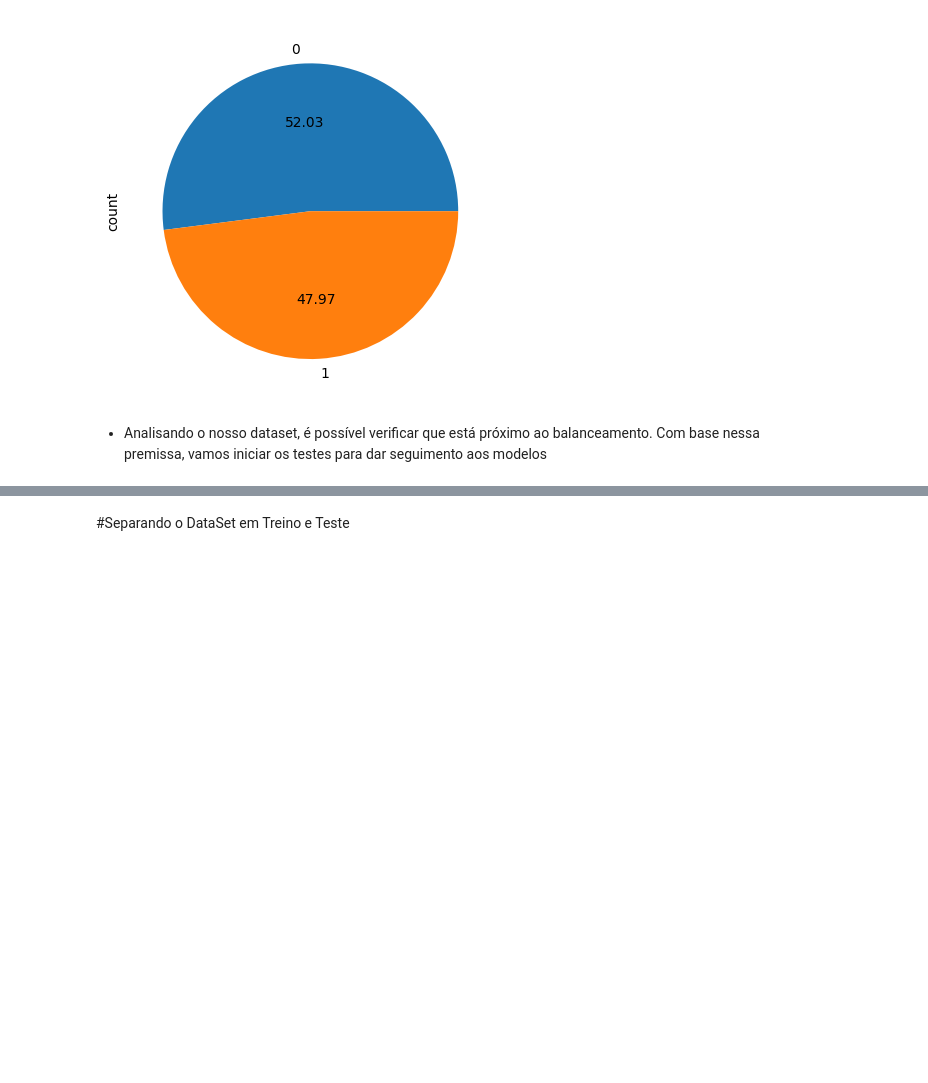
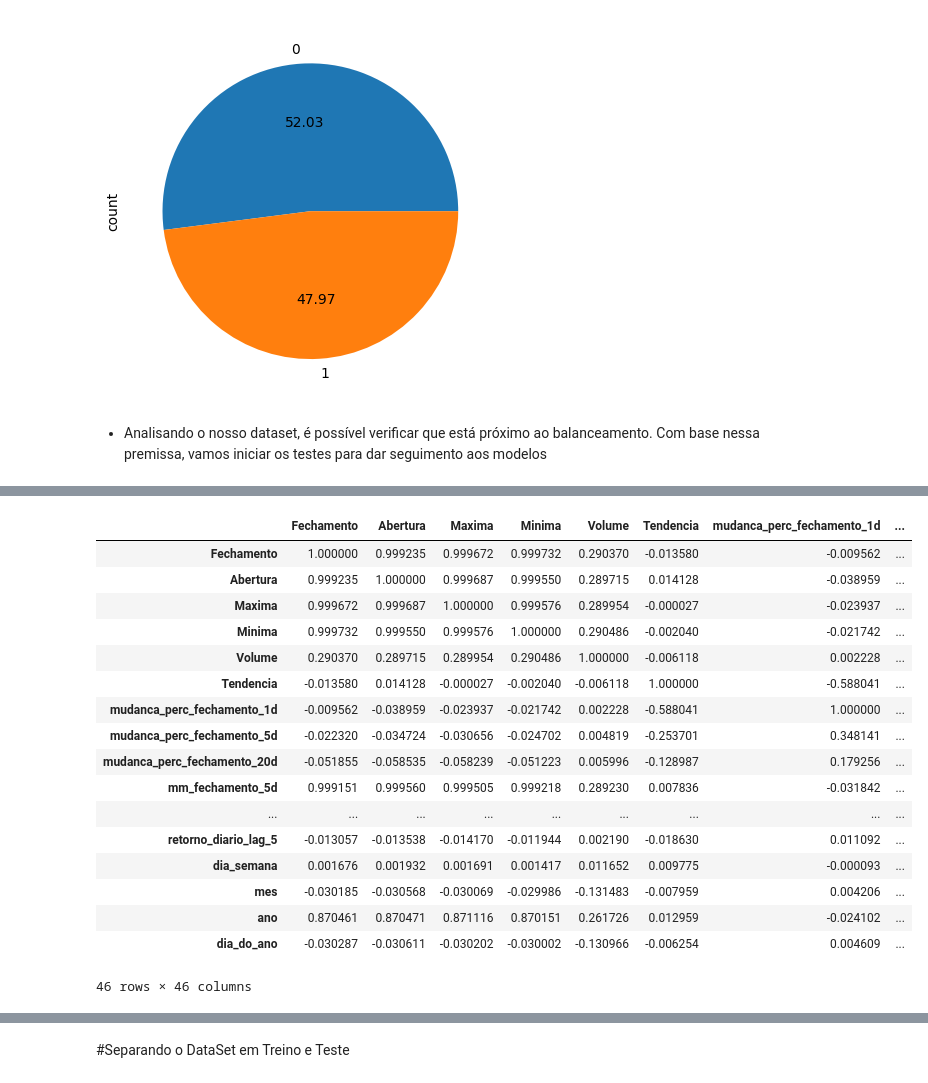
Before and after one commit to diegosoaresadv/Modulo-2---TechChalenge, a Jupyter notebook: TechChalenge2_Modelos_de_Classificação.ipynb, the cells around one changed output, grey strips where cells are left out. Saved outputs shown, nothing was run; the diff lists cells and outputs as text; code cells hidden in the pictures; blank space fills up the shorter version.

```diff
--- a/TechChalenge2_Modelos_de_Classificação.ipynb
+++ b/TechChalenge2_Modelos_de_Classificação.ipynb
@@ -304,0 +367,6 @@ y.value_counts().plot.pie(autopct='%.2f');
+# %%
+# 6. Lags dos valores
+for lag in [1, 2, 3, 5]:
+    df[f'fechamento_lag_{lag}'] = df['Fechamento'].shift(lag)
+    df[f'volume_lag_{lag}'] = df['Volume'].shift(lag)
+    df[f'retorno_diario_lag_{lag}'] = df['retorno_diario'].shift(lag)
@@ -304,0 +410,22 @@ y.value_counts().plot.pie(autopct='%.2f');
+# %%
+#Analisando a correlação entre as variáveis
+df.corr()
+# %% [output]
+|  | Fechamento | Abertura | Maxima | Minima | Volume | Tendencia | mudanca_perc_fechamento_1d | ... |
+| Fechamento | 1.000000 | 0.999235 | 0.999672 | 0.999732 | 0.290370 | -0.013580 | -0.009562 | ... |
+| Abertura | 0.999235 | 1.000000 | 0.999687 | 0.999550 | 0.289715 | 0.014128 | -0.038959 | ... |
+| Maxima | 0.999672 | 0.999687 | 1.000000 | 0.999576 | 0.289954 | -0.000027 | -0.023937 | ... |
+| Minima | 0.999732 | 0.999550 | 0.999576 | 1.000000 | 0.290486 | -0.002040 | -0.021742 | ... |
+| Volume | 0.290370 | 0.289715 | 0.289954 | 0.290486 | 1.000000 | -0.006118 | 0.002228 | ... |
+| Tendencia | -0.013580 | 0.014128 | -0.000027 | -0.002040 | -0.006118 | 1.000000 | -0.588041 | ... |
+| mudanca_perc_fechamento_1d | -0.009562 | -0.038959 | -0.023937 | -0.021742 | 0.002228 | -0.588041 | 1.000000 | ... |
+| mudanca_perc_fechamento_5d | -0.022320 | -0.034724 | -0.030656 | -0.024702 | 0.004819 | -0.253701 | 0.348141 | ... |
+| mudanca_perc_fechamento_20d | -0.051855 | -0.058535 | -0.058239 | -0.051223 | 0.005996 | -0.128987 | 0.179256 | ... |
+| mm_fechamento_5d | 0.999151 | 0.999560 | 0.999505 | 0.999218 | 0.289230 | 0.007836 | -0.031842 | ... |
+| ... | ... | ... | ... | ... | ... | ... | ... | ... |
+| retorno_diario_lag_5 | -0.013057 | -0.013538 | -0.014170 | -0.011944 | 0.002190 | -0.018630 | 0.011092 | ... |
+| dia_semana | 0.001676 | 0.001932 | 0.001691 | 0.001417 | 0.011652 | 0.009775 | -0.000093 | ... |
+| mes | -0.030185 | -0.030568 | -0.030069 | -0.029986 | -0.131483 | -0.007959 | 0.004206 | ... |
+| ano | 0.870461 | 0.870471 | 0.871116 | 0.870151 | 0.261726 | 0.012959 | -0.024102 | ... |
+| dia_do_ano | -0.030287 | -0.030611 | -0.030202 | -0.030002 | -0.130966 | -0.006254 | 0.004609 | ... |
+46 rows × 46 columns
```
Also changed, not shown: parts of 29 cells of this notebook.
